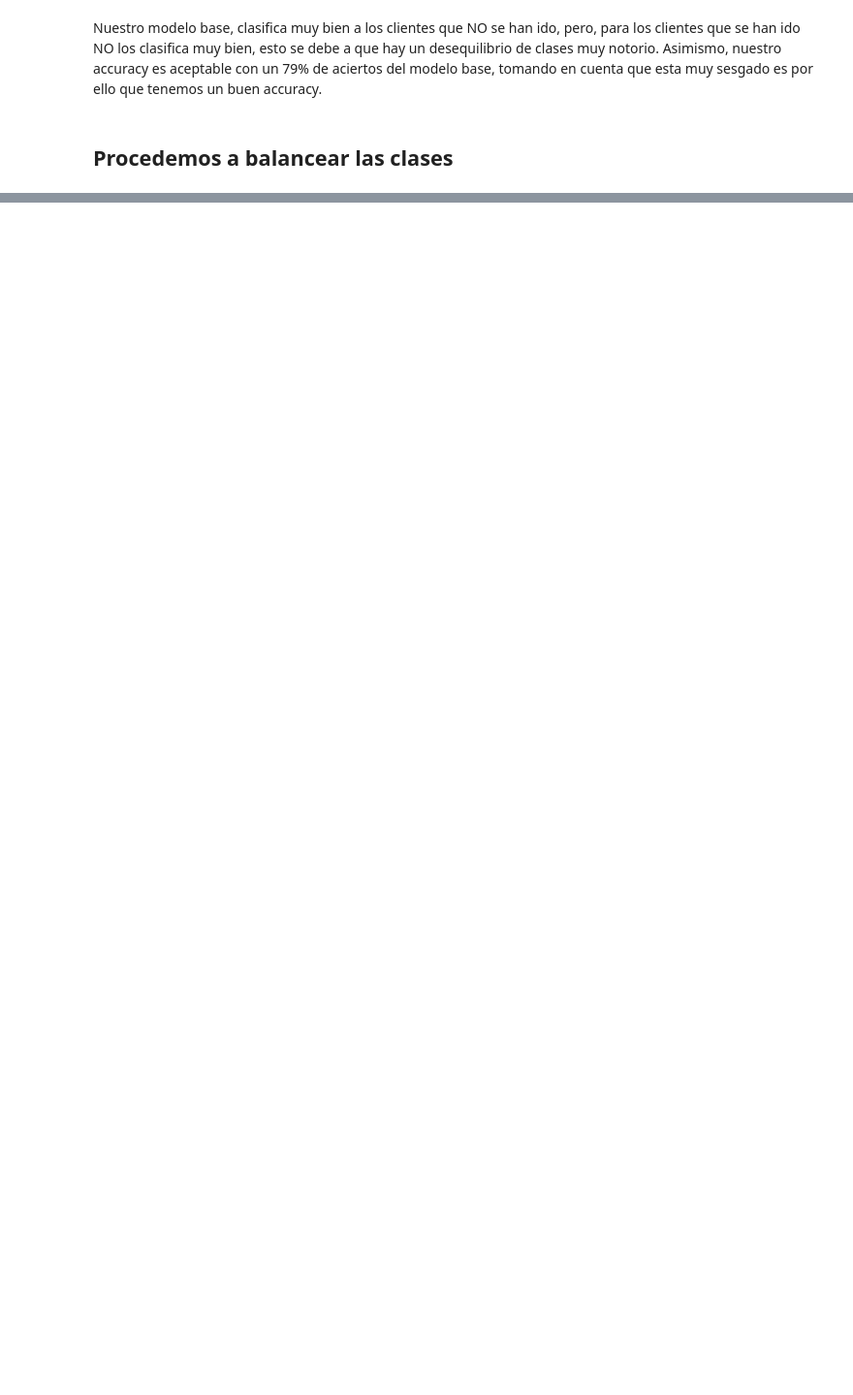
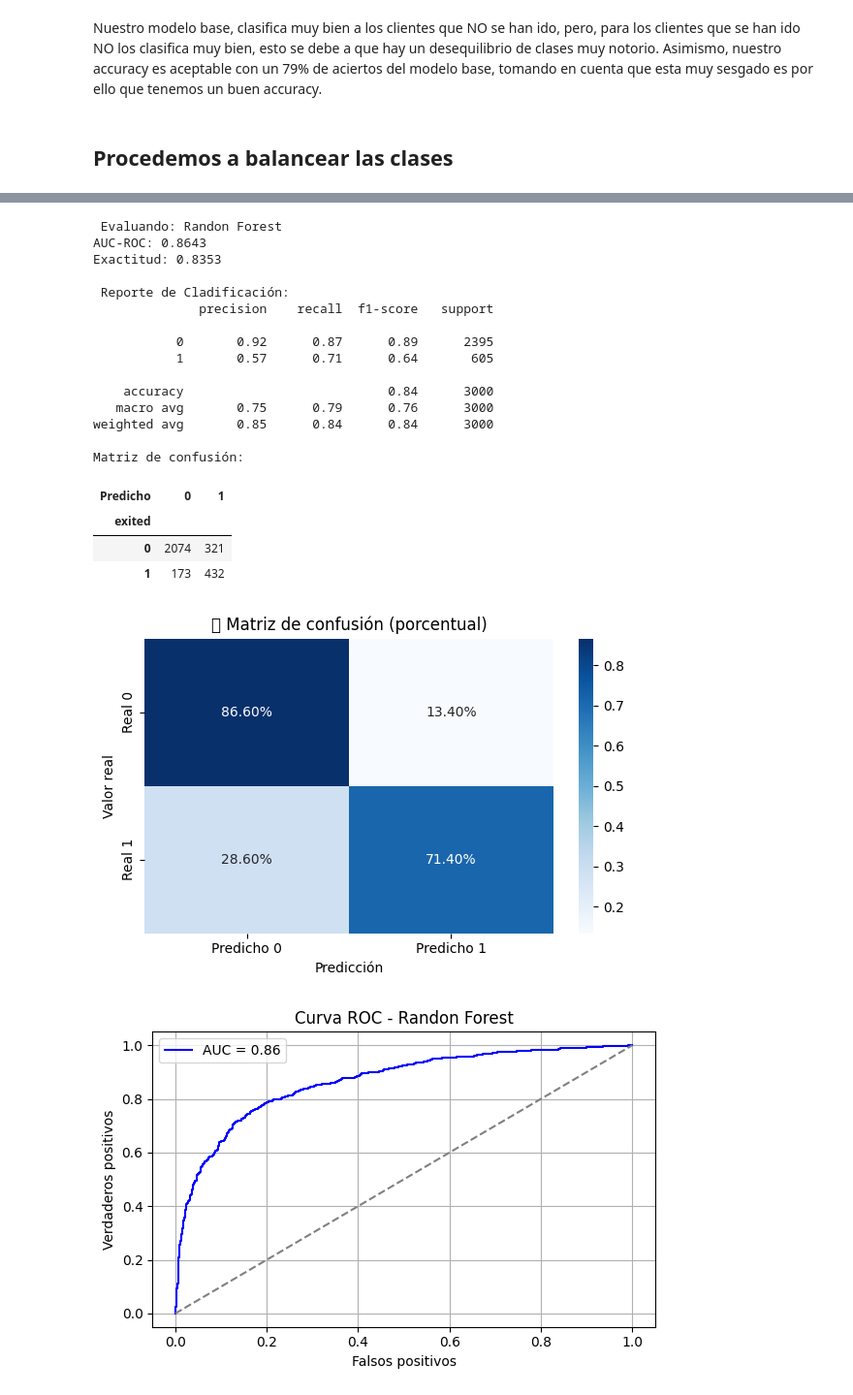
Before and after one commit to marxramos/Analisis-Churn-Beta-Bank, a Jupyter notebook: Notebooks/chrun_beta_bank.ipynb, the cells around one changed output, grey strips where cells are left out. Shown: that part at 97% size. Cells and saved outputs as stored; diff of their text form; code cells hidden in the pictures; blank space fills up the shorter version.

```diff
--- a/Notebooks/chrun_beta_bank.ipynb
+++ b/Notebooks/chrun_beta_bank.ipynb
@@ -322,3 +373,6 @@ Matriz de confusión:
 Nuestro modelo base, clasifica muy bien a los clientes que NO se han ido, pero, para los clientes que se han ido NO los clasifica muy bien, esto se debe a que hay un desequilibrio de clases muy notorio. Asimismo, nuestro accuracy es aceptable con un 79% de aciertos del modelo base, tomando en cuenta que esta muy sesgado es por ello que tenemos un buen accuracy.
 # %% [markdown]
 ## Procedemos a balancear las clases
+# %%
+smote = SMOTE(random_state=42, sampling_strategy=0.53)
+feature_train_resample, target_train_resample = smote.fit_resample(feature_train, target_train)
@@ -324,0 +397,26 @@ Nuestro modelo base, clasifica muy bien a los clientes que NO se han ido, pero,
+# %%
+modelo_randonforest = RandomForestClassifier(random_state=42, n_estimators=200, max_depth=10, min_samples_split=5,
+    min_samples_leaf=2,class_weight='balanced')
+rando_forest_auc, rando_forest_acc = evaluacion_de_modelo(modelo_randonforest, feature_train_resample, target_train_resample, feature_test, target_test, nombre_modelo='Randon Forest')
+# %% [output]
+ Evaluando: Randon Forest
+AUC-ROC: 0.8643
+Exactitud: 0.8353
+
+ Reporte de Cladificación:
+              precision    recall  f1-score   support
+
+           0       0.92      0.87      0.89      2395
+           1       0.57      0.71      0.64       605
+
+    accuracy                           0.84      3000
+   macro avg       0.75      0.79      0.76      3000
+weighted avg       0.85      0.84      0.84      3000
+
+Matriz de confusión:
+| Predicho | 0 | 1 |
+| exited |  |  |
+| 0 | 2074 | 321 |
+| 1 | 173 | 432 |
+[figure, added]
+[figure, added]
```
Also changed, not shown: parts of 14 cells of this notebook.
